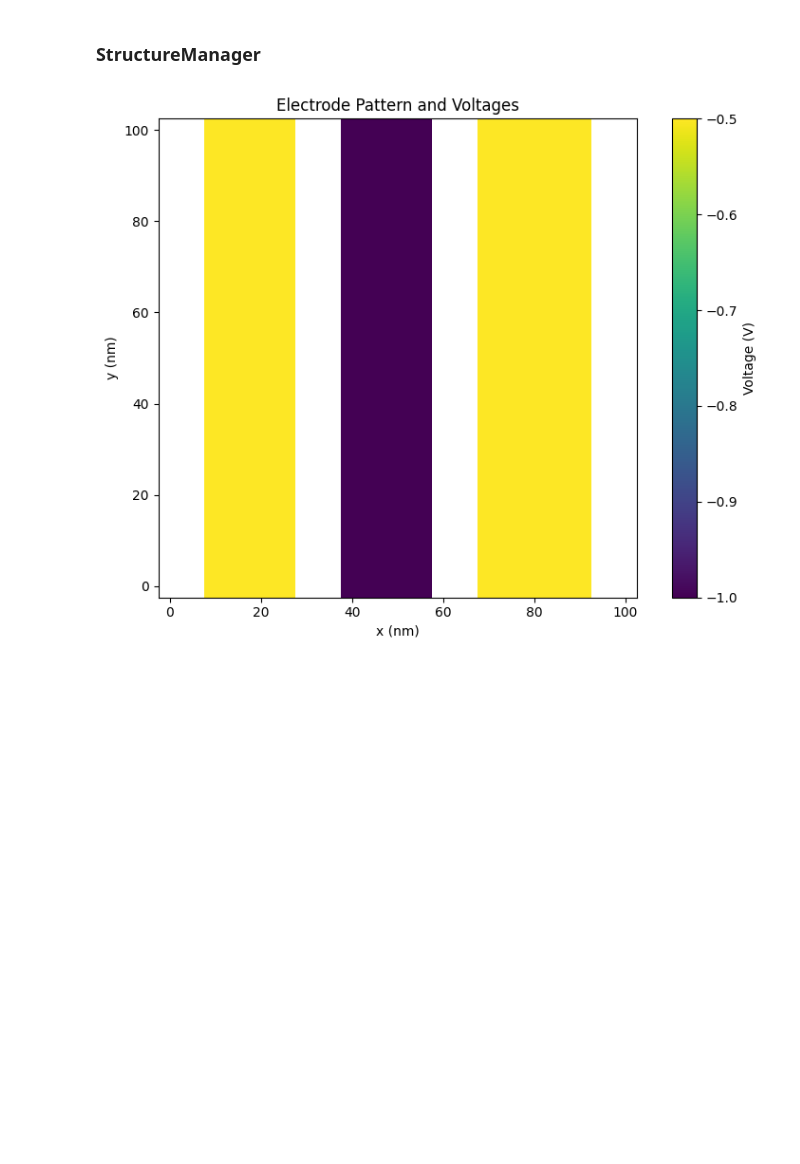
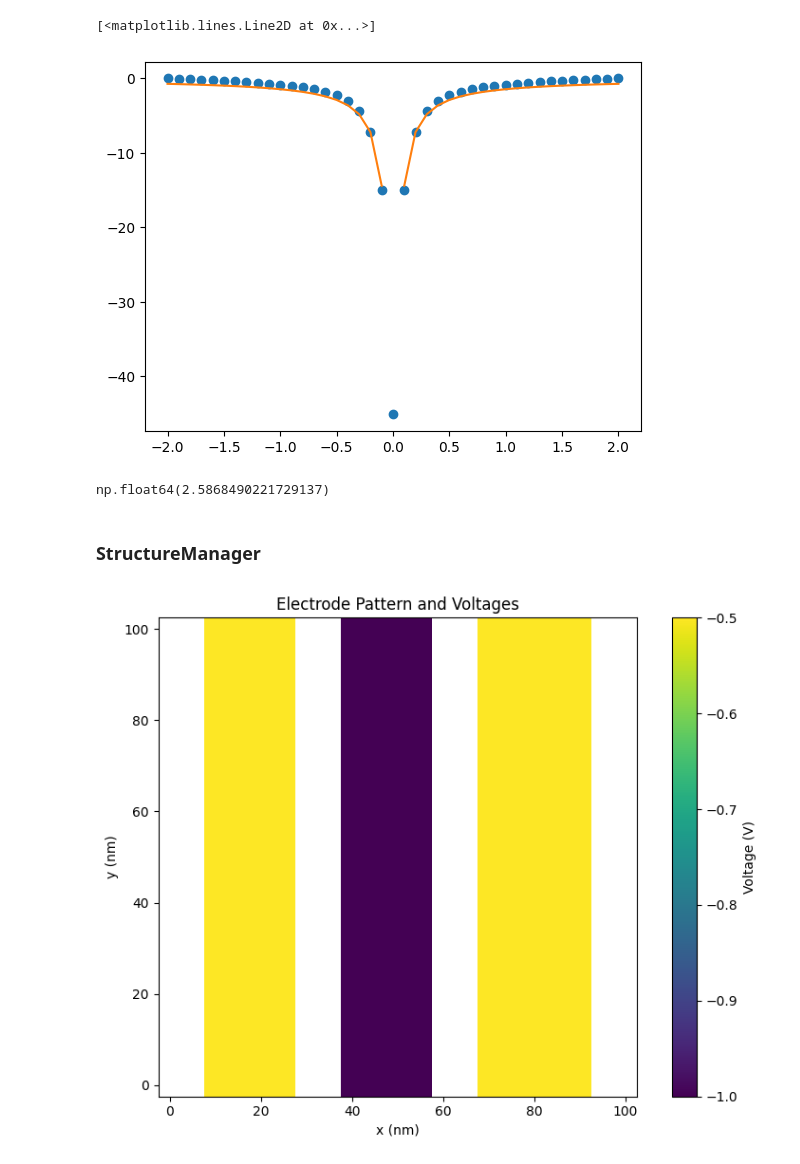
Before and after one commit to oiwalab/Poisson-SOR, a Jupyter notebook: manual_test.ipynb, the cells around one changed output. Drawn from its saved outputs; the diff is of its cells as text; code cells hidden in the pictures; blank space fills up the shorter version.

```diff
--- a/manual_test.ipynb
+++ b/manual_test.ipynb
@@ -11,3 +81,32 @@ import visualizer
+# %%
+def phi_analytical(r):
+    if r == 0:
+        return np.nan  # Avoid division by zero at the origin
+    return Q / (4 * np.pi * epsilon_0 * epsilon_r * np.abs(r))
+
+
+plt.figure()
+plt.plot(
+    x * 1e9,
+    phi[k_center, i_center, :],
+    label='Numerical',
+    marker='o',
+    linestyle='None',
+)
+
+plt.plot(
+    x * 1e9,
+    [phi_analytical(r) for r in x],
+    label='Analytical',
+    linestyle='-',
+)
+# %% [output]
+[<matplotlib.lines.Line2D at 0x...>]
+[figure, added]
+# %%
+phi[k_center+4, i_center, j_center] / phi[k_center+8, i_center, j_center]
+# %% [output]
+np.float64(2.5868490221729137)
 # %% [markdown]
 ### StructureManager
 # %%
```
Also changed, not shown: parts of 7 cells of this notebook.
